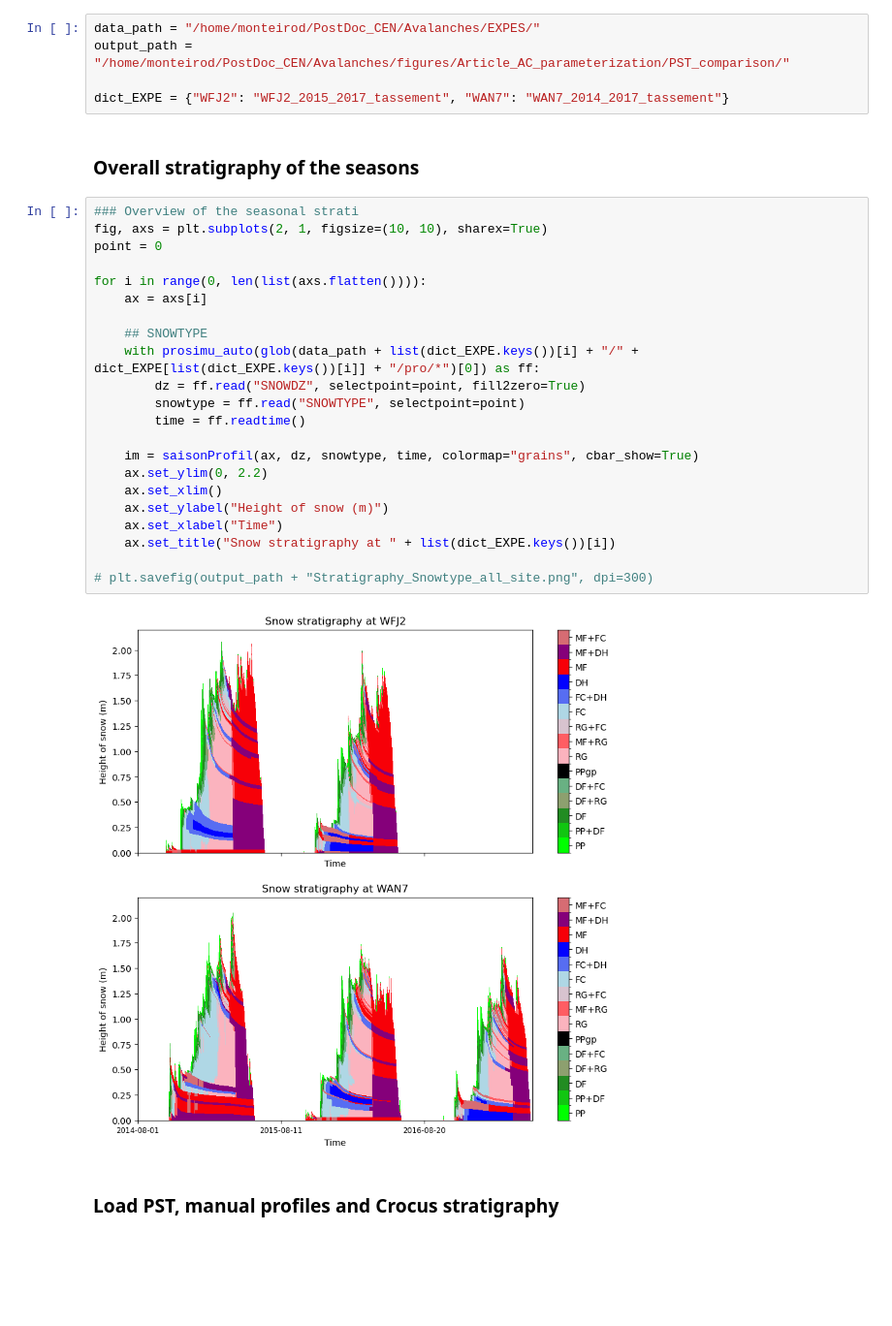
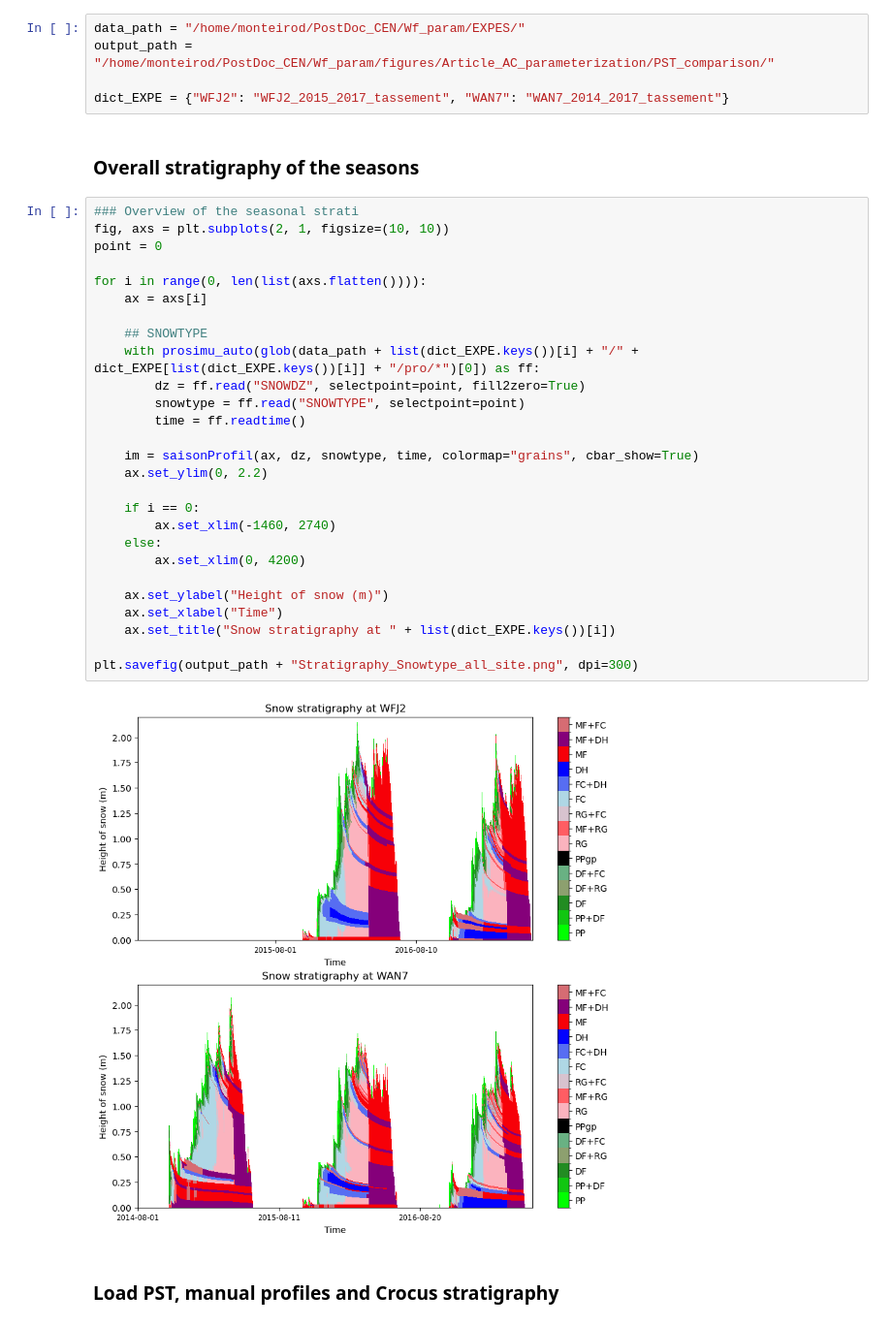
Before and after one commit to meteodmonteir/Article_Wf_param_2026, a Jupyter notebook: Analysis/Notebook_Wf_param_ac_evaluation_Monteiro.ipynb, the cells around one changed output. Shown at 97% size. Cells and saved outputs as stored; diff of their text form; blank space fills up the shorter version.

```diff
--- a/Analysis/Notebook_Wf_param_ac_evaluation_Monteiro.ipynb
+++ b/Analysis/Notebook_Wf_param_ac_evaluation_Monteiro.ipynb
@@ -253,36 +253,41 @@ plt.savefig(output_path + "Min_mincut_FINAL_param_vs_density_all_tomography.pdf"
 # %% [markdown]
 # Comparison with PST (Richter et al., 2019) - WFJ AND WAN7 : Results 2 and 3
 # %%
-data_path = "/home/monteirod/PostDoc_CEN/Avalanches/EXPES/"
-output_path = "/home/monteirod/PostDoc_CEN/Avalanches/figures/Article_AC_parameterization/PST_comparison/"
+data_path = "/home/monteirod/PostDoc_CEN/Wf_param/EXPES/"
+output_path = "/home/monteirod/PostDoc_CEN/Wf_param/figures/Article_AC_parameterization/PST_comparison/"
 
 dict_EXPE = {"WFJ2": "WFJ2_2015_2017_tassement", "WAN7": "WAN7_2014_2017_tassement"}
 # %% [markdown]
 ### Overall stratigraphy of the seasons
 # %%
 ### Overview of the seasonal strati
-fig, axs = plt.subplots(2, 1, figsize=(10, 10), sharex=True)
+fig, axs = plt.subplots(2, 1, figsize=(10, 10))
 point = 0
 
 for i in range(0, len(list(axs.flatten()))):
     ax = axs[i]
 
     ## SNOWTYPE
     with prosimu_auto(glob(data_path + list(dict_EXPE.keys())[i] + "/" + dict_EXPE[list(dict_EXPE.keys())[i]] + "/pro/*")[0]) as ff:
         dz = ff.read("SNOWDZ", selectpoint=point, fill2zero=True)
         snowtype = ff.read("SNOWTYPE", selectpoint=point)
         time = ff.readtime()
 
     im = saisonProfil(ax, dz, snowtype, time, colormap="grains", cbar_show=True)
     ax.set_ylim(0, 2.2)
-    ax.set_xlim()
+
+    if i == 0:
+        ax.set_xlim(-1460, 2740)
+    else:
+        ax.set_xlim(0, 4200)
+
     ax.set_ylabel("Height of snow (m)")
     ax.set_xlabel("Time")
     ax.set_title("Snow stratigraphy at " + list(dict_EXPE.keys())[i])
 
-# plt.savefig(output_path + "Stratigraphy_Snowtype_all_site.png", dpi=300)
+plt.savefig(output_path + "Stratigraphy_Snowtype_all_site.png", dpi=300)
 # %% [output]
-[figure, old version]
+[figure, new version]
 # %% [markdown]
 ### Load PST, manual profiles and Crocus stratigraphy
 # %%
```
Also changed, not shown: parts of 15 cells of this notebook, 2 other files.
